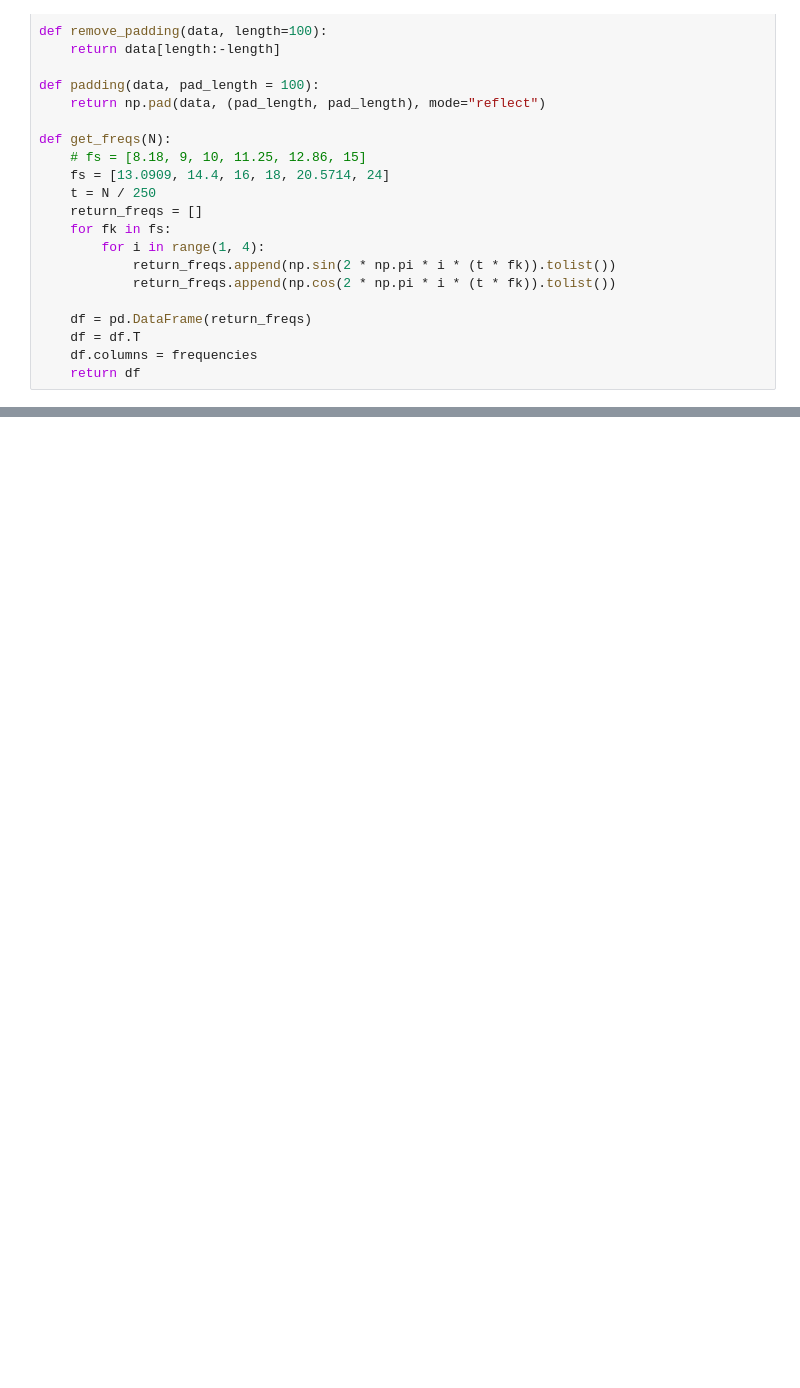
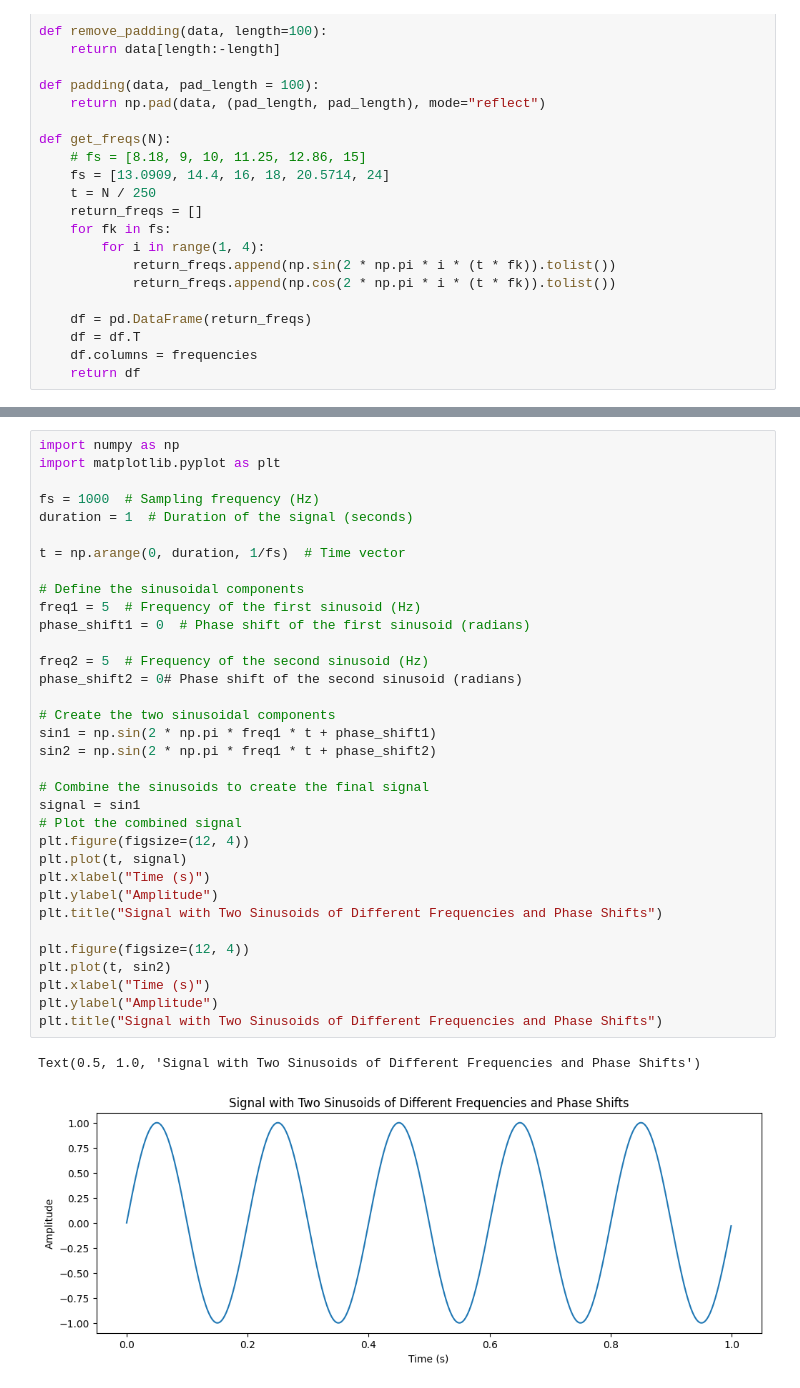
Before and after one commit to Ofplarsen/Bachelor_BCISpeller_Analyses, a Jupyter notebook: jitter/ BCISpeller/OfflineSimulationLatencySensitivity.ipynb, the cells around one changed output, grey strips where cells are left out. Drawn from its saved outputs; the diff is of its cells as text; blank space fills up the shorter version.

```diff
--- a/jitter/ BCISpeller/OfflineSimulationLatencySensitivity.ipynb
+++ b/jitter/ BCISpeller/OfflineSimulationLatencySensitivity.ipynb
@@ -117,0 +118,37 @@ print(freqs)
+# %%
+import numpy as np
+import matplotlib.pyplot as plt
+
+fs = 1000  # Sampling frequency (Hz)
+duration = 1  # Duration of the signal (seconds)
+
+t = np.arange(0, duration, 1/fs)  # Time vector
+
+# Define the sinusoidal components
+freq1 = 5  # Frequency of the first sinusoid (Hz)
+phase_shift1 = 0  # Phase shift of the first sinusoid (radians)
+
+freq2 = 5  # Frequency of the second sinusoid (Hz)
+phase_shift2 = 0# Phase shift of the second sinusoid (radians)
+
+# Create the two sinusoidal components
+sin1 = np.sin(2 * np.pi * freq1 * t + phase_shift1)
+sin2 = np.sin(2 * np.pi * freq1 * t + phase_shift2)
+
+# Combine the sinusoids to create the final signal
+signal = sin1
+# Plot the combined signal
+plt.figure(figsize=(12, 4))
+plt.plot(t, signal)
+plt.xlabel("Time (s)")
+plt.ylabel("Amplitude")
+plt.title("Signal with Two Sinusoids of Different Frequencies and Phase Shifts")
+
+plt.figure(figsize=(12, 4))
+plt.plot(t, sin2)
+plt.xlabel("Time (s)")
+plt.ylabel("Amplitude")
+plt.title("Signal with Two Sinusoids of Different Frequencies and Phase Shifts")
+# %% [output]
+Text(0.5, 1.0, 'Signal with Two Sinusoids of Different Frequencies and Phase Shifts')
+[figure, added]
```
Also changed, not shown: parts of 2 cells of this notebook, 1 other file.
